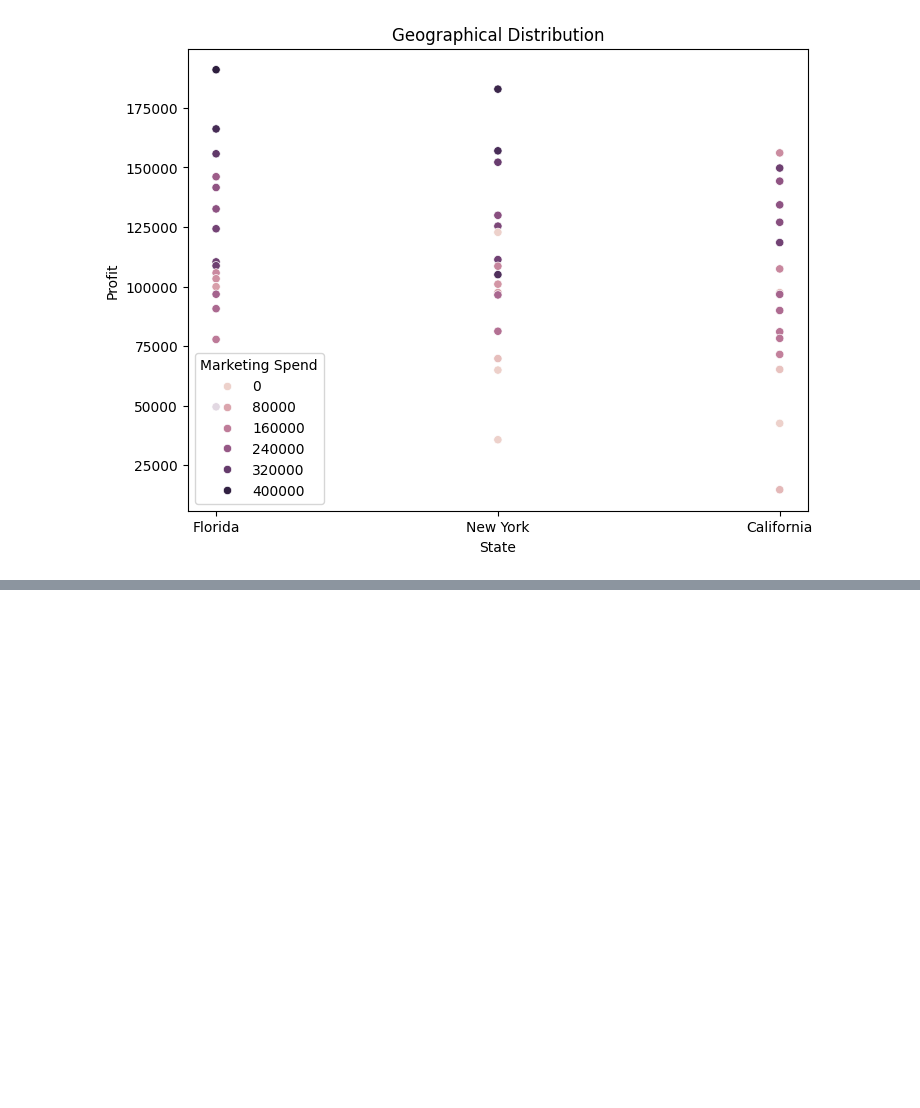
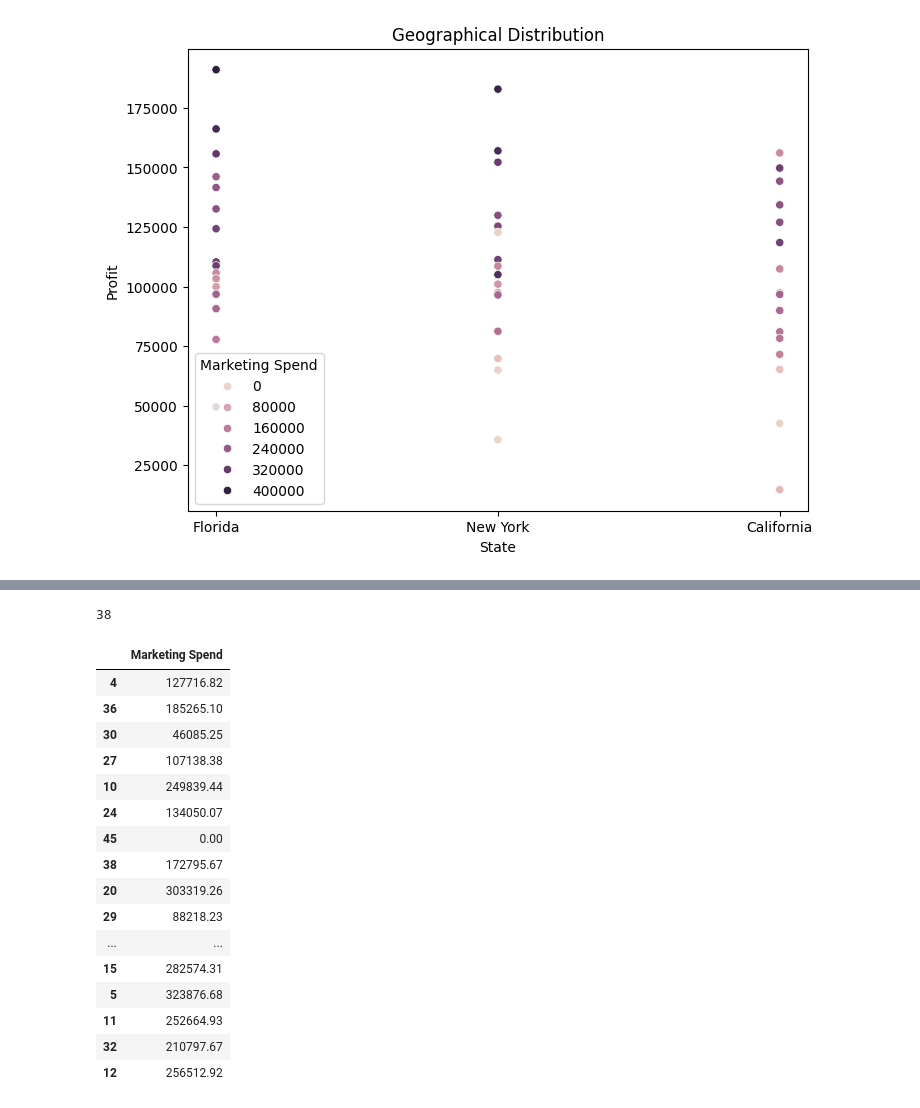
Before and after one commit to Vanshaj14Mohan/AIML-College, a Jupyter notebook: Assignment Four/main.ipynb, the cells around one changed output, grey strips where cells are left out. Cells and saved outputs as stored; diff of their text form; code cells hidden in the pictures; blank space fills up the shorter version.

```diff
--- a/Assignment Four/main.ipynb
+++ b/Assignment Four/main.ipynb
@@ -185,0 +203,24 @@ plt.show()
+# %%
+x_train.value_counts().sum()
+# %% [output]
+38
+# %%
+x_train
+# %% [output]
+|  | Marketing Spend |
+| 4 | 127716.82 |
+| 36 | 185265.10 |
+| 30 | 46085.25 |
+| 27 | 107138.38 |
+| 10 | 249839.44 |
+| 24 | 134050.07 |
+| 45 | 0.00 |
+| 38 | 172795.67 |
+| 20 | 303319.26 |
+| 29 | 88218.23 |
+| ... | ... |
+| 15 | 282574.31 |
+| 5 | 323876.68 |
+| 11 | 252664.93 |
+| 32 | 210797.67 |
+| 12 | 256512.92 |
```
Also changed, not shown: parts of 8 cells of this notebook.
